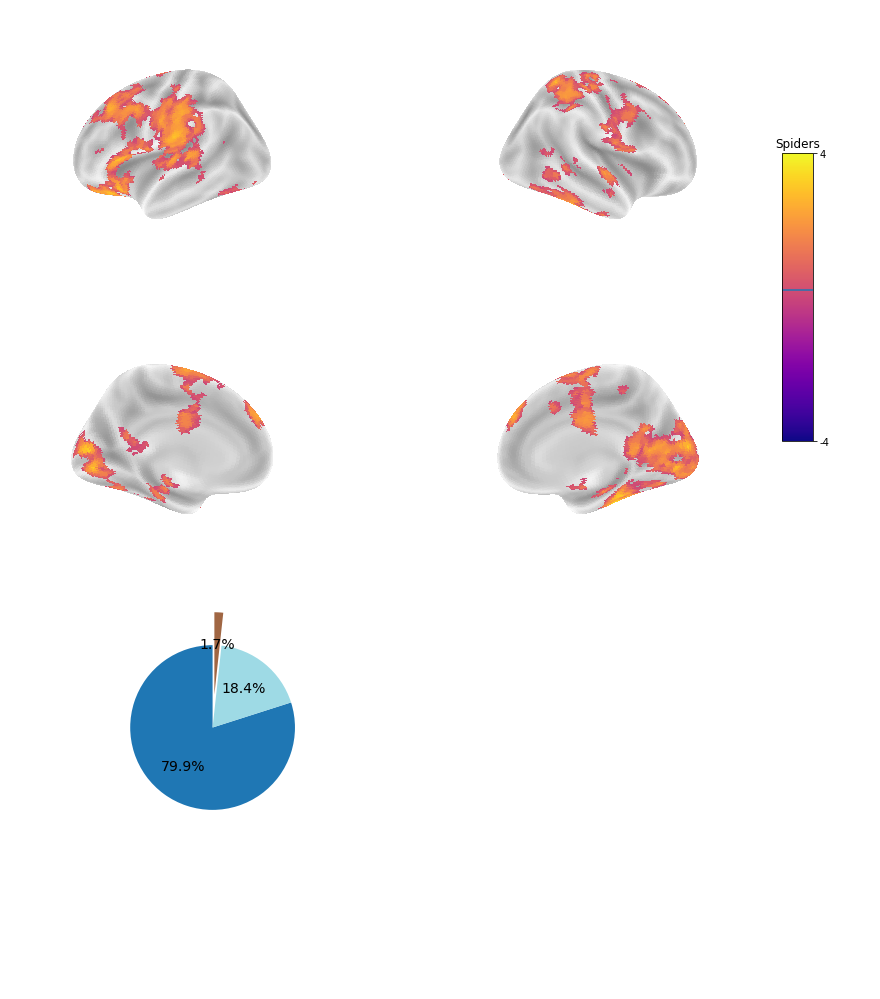
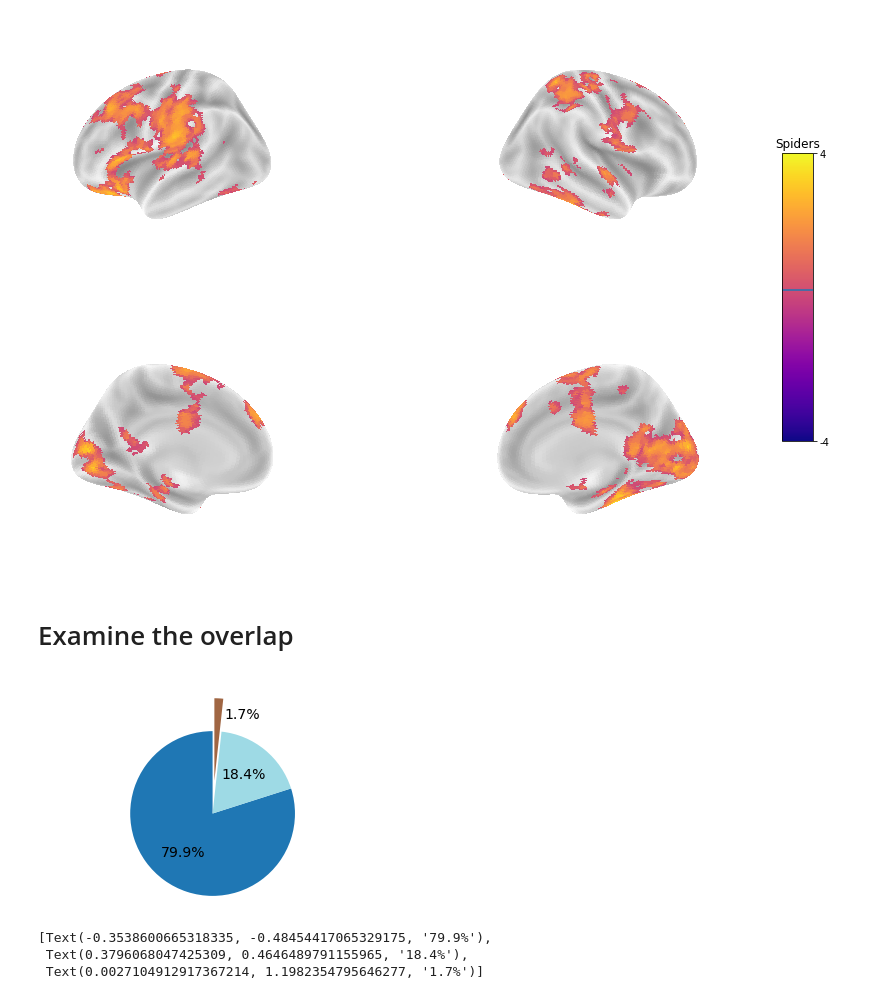
Before and after one commit to yiyuwang/AffVids_mvpa, a Jupyter notebook: SUPPLEMENTARY_11_Organize_Visualize_StimConstant.ipynb, the cells around one changed output. Cells and saved outputs as stored; diff of their text form; code cells hidden in the pictures; blank space fills up the shorter version.

```diff
--- a/SUPPLEMENTARY_11_Organize_Visualize_StimConstant.ipynb
+++ b/SUPPLEMENTARY_11_Organize_Visualize_StimConstant.ipynb
@@ -47,8 +60,8 @@ my_slices = [-24, -12, 0, 12, 21, 30, 42, 54]
 
 VMAX = 0.45
 
-res_dir = 'results/visual_decoder/'
-avg_dir = 'results/visual_decoder/avg/'
+res_dir = 'results/stim_constant/'
+avg_dir = 'results/stim_constant/avg/'
 
 
 my_color_three = ['#1f77b4', '#9edae5', '#EF2D2E']
@@ -112,5 +100,5 @@ warnings.filterwarnings('ignore')
 # %%
-test_res_dir = 'results/visual_decoder/avg'
+test_res_dir = 'results/stim_constant/avg'
 
 mask_dir = 'masks/'
 bg_img = mask_dir + 'MNI152_T1_1mm_brain.nii.gz'
@@ -187,35 +175,51 @@ for situation in situation_list:
 3.9931588
 0.0
 [figure]
+# %% [markdown]
+# Examine the overlap
 # %%
 # get the overlay of the three maps binarized:
 overlay = math_img('img1 + img2 + img3', img1=pval_mask_list[0], img2=pval_mask_list[1], img3=pval_mask_list[2])
 
 
 # color
 my_color_three_fig3 = ['#1f77b4', '#9edae5', '#A06643']
 color_padding_three_fig3 =['#1f77b4', '#9edae5','#D3D3D3','#D3D3D3']
 my_cmap_three_fig3 = matplotlib.colors.ListedColormap(color_padding_three_fig3 + my_color_three_fig3)
 
 
 overlay_data = overlay.get_fdata()
 
 one = np.sum(overlay_data==1)
 two = np.sum(overlay_data==2)
 three = np.sum(overlay_data==3)
 
 
 # Pie chart, where the slices will be ordered and plotted counter-clockwise:
 # labels = 'Situation dependent', 'Situation dependent:2', 'Situation General'
 labels = ' ', ' ', ' '
 sizes = [one, two, three]
 explode = (0, 0, 0.4)  # only "explode" the 2nd slice (i.e. 'Hogs')
 
 fig1, ax1 = plt.subplots()
-ax1.pie(sizes, explode=explode, labels=labels, autopct='%1.1f%%',textprops={'fontsize': 14},
+wedges, texts, autotexts = ax1.pie(sizes, explode=explode, labels=labels, autopct='%1.1f%%',textprops={'fontsize': 14},
         shadow=False, startangle=90, colors = my_color_three_fig3)
+
+# Adjust the annotations (percentage text)
+for i, text in enumerate(autotexts):
+    # Calculate the position of the annotation (move it to the side)
+    if i == 2:
+        x = text.get_position()[0] + 0.3
+        y = text.get_position()[1] * 1.2
+        text.set_position((x, y))
 ax1.axis('equal')  # Equal aspect ratio ensures that pie is drawn as a circle.
 
 plt.show()
 # %% [output]
-[figure, old version]
+[figure, new version]
+# %%
+autotexts
+# %% [output]
+[Text(-0.3538600665318335, -0.48454417065329175, '79.9%'),
+ Text(0.3796068047425309, 0.4646489791155965, '18.4%'),
+ Text(0.0027104912917367214, 1.1982354795646277, '1.7%')]
```
Also changed, not shown: parts of 7 cells of this notebook, 9 other files.
